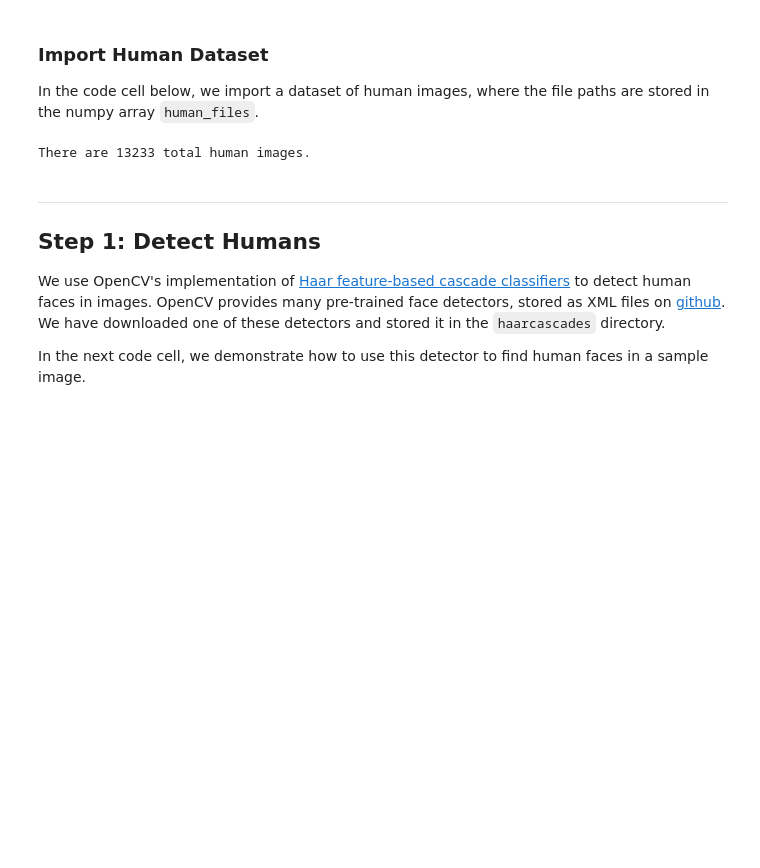
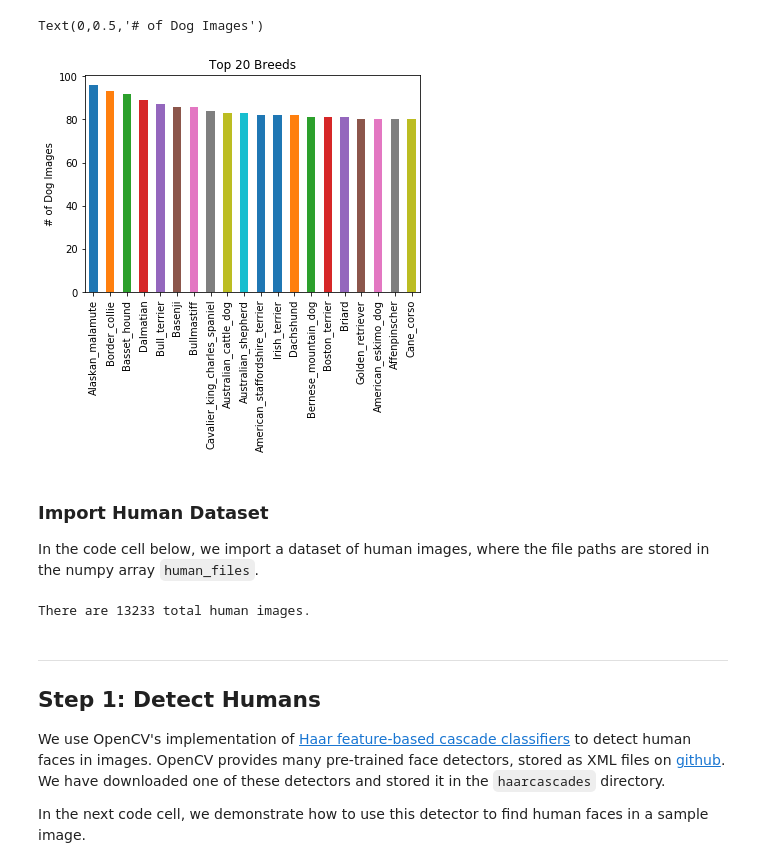
Before and after one commit to camille-wilkens/Dog_App, a Jupyter notebook: dog_app.ipynb, the cells around one changed output. Saved outputs shown, nothing was run; the diff lists cells and outputs as text; code cells hidden in the pictures; blank space fills up the shorter version.

```diff
--- a/dog_app.ipynb
+++ b/dog_app.ipynb
@@ -92,0 +100,4 @@ There are 836 test dog images.
+# %%
+#create dog pd for exploration
+df_dogs = pd.DataFrame(dog, columns=['filename'])
+df_dogs.describe()
@@ -92,0 +110,6 @@ There are 836 test dog images.
+# %%
+# seperate filename into dog breed & jpg
+
+dog_breed = df_dogs['filename'].str.split('/', expand=True)[[4,5]]
+
+dog_breed.head()
@@ -92,0 +123,5 @@ There are 836 test dog images.
+# %%
+# Remove Id from breed name
+dog_breed[4] = dog_breed[4].str.split('.').str[1]
+# let's check our result
+dog_breed.head()
@@ -92,0 +164,3 @@ There are 836 test dog images.
+# %%
+dog_breed.columns = ['dog_breed', 'filename']
+dog_breed.head()
@@ -93,3 +174,15 @@ There are 836 test dog images.
+# %%
+#Provide a pandas series of the counts for each Dog Breed getting only top 10
+dog_vals = dog_breed.dog_breed.value_counts()[:20]
+
+#Create Chart
+(dog_vals).plot(kind="bar" );
+plt.title("Top 20 Breeds");
+plt.ylabel('# of Dog Images')
+#plt.savefig("question2.png", bbox_inches='tight'
+# %% [output]
+Text(0,0.5,'# of Dog Images')
+[figure, added]
 # %% [markdown]
 ### Import Human Dataset
 
```
Also changed, not shown: parts of 7 cells of this notebook, 1 other file.
